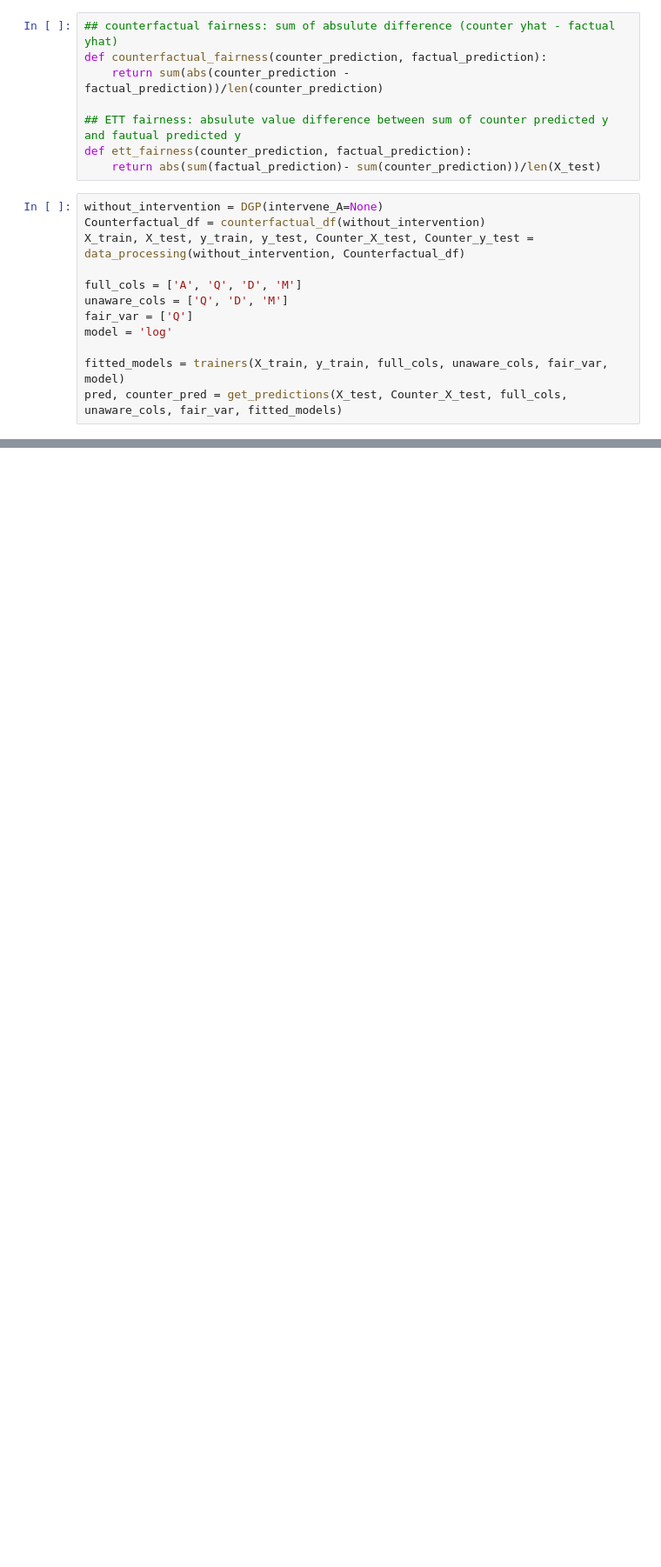
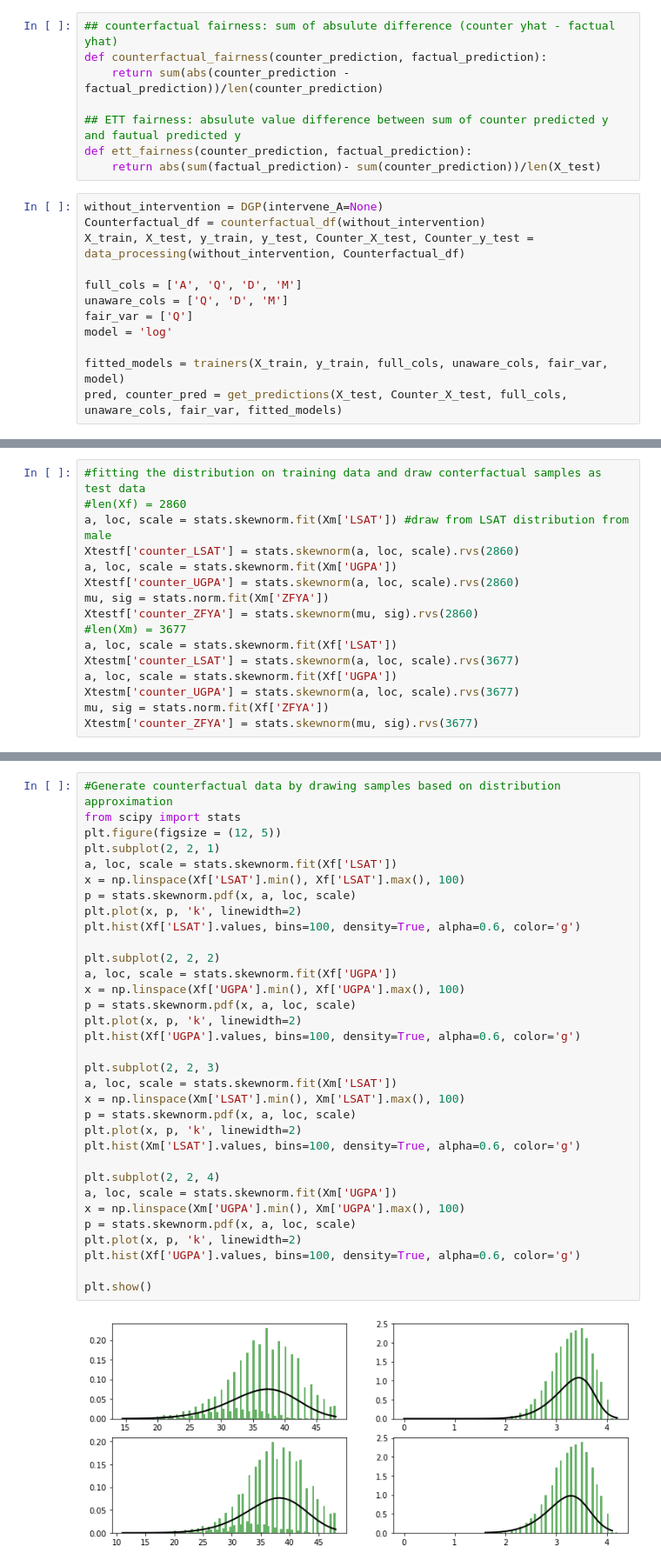
Before and after one commit to xg2353/dsi-capstone-f21, a Jupyter notebook: Metrics Sync.ipynb, the cells around one changed output, grey strips where cells are left out. Shown at 87% size. Drawn from its saved outputs; the diff is of its cells as text; blank space fills up the shorter version.

```diff
--- a/Metrics Sync.ipynb
+++ b/Metrics Sync.ipynb
@@ -207,0 +614,16 @@ pd.DataFrame({
+# %%
+#fitting the distribution on training data and draw conterfactual samples as test data
+#len(Xf) = 2860
+a, loc, scale = stats.skewnorm.fit(Xm['LSAT']) #draw from LSAT distribution from male
+Xtestf['counter_LSAT'] = stats.skewnorm(a, loc, scale).rvs(2860)
+a, loc, scale = stats.skewnorm.fit(Xm['UGPA'])
+Xtestf['counter_UGPA'] = stats.skewnorm(a, loc, scale).rvs(2860)
+mu, sig = stats.norm.fit(Xm['ZFYA'])
+Xtestf['counter_ZFYA'] = stats.skewnorm(mu, sig).rvs(2860)
+#len(Xm) = 3677
+a, loc, scale = stats.skewnorm.fit(Xf['LSAT'])
+Xtestm['counter_LSAT'] = stats.skewnorm(a, loc, scale).rvs(3677)
+a, loc, scale = stats.skewnorm.fit(Xf['UGPA'])
+Xtestm['counter_UGPA'] = stats.skewnorm(a, loc, scale).rvs(3677)
+mu, sig = stats.norm.fit(Xf['ZFYA'])
+Xtestm['counter_ZFYA'] = stats.skewnorm(mu, sig).rvs(3677)
@@ -207,0 +648,35 @@ pd.DataFrame({
+# %%
+#Generate counterfactual data by drawing samples based on distribution approximation
+from scipy import stats
+plt.figure(figsize = (12, 5))
+plt.subplot(2, 2, 1)
+a, loc, scale = stats.skewnorm.fit(Xf['LSAT'])
+x = np.linspace(Xf['LSAT'].min(), Xf['LSAT'].max(), 100)
+p = stats.skewnorm.pdf(x, a, loc, scale)
+plt.plot(x, p, 'k', linewidth=2)
+plt.hist(Xf['LSAT'].values, bins=100, density=True, alpha=0.6, color='g')
+
+plt.subplot(2, 2, 2)
+a, loc, scale = stats.skewnorm.fit(Xf['UGPA'])
+x = np.linspace(Xf['UGPA'].min(), Xf['UGPA'].max(), 100)
+p = stats.skewnorm.pdf(x, a, loc, scale)
+plt.plot(x, p, 'k', linewidth=2)
+plt.hist(Xf['UGPA'].values, bins=100, density=True, alpha=0.6, color='g')
+
+plt.subplot(2, 2, 3)
+a, loc, scale = stats.skewnorm.fit(Xm['LSAT'])
+x = np.linspace(Xm['LSAT'].min(), Xm['LSAT'].max(), 100)
+p = stats.skewnorm.pdf(x, a, loc, scale)
+plt.plot(x, p, 'k', linewidth=2)
+plt.hist(Xm['LSAT'].values, bins=100, density=True, alpha=0.6, color='g')
+
+plt.subplot(2, 2, 4)
+a, loc, scale = stats.skewnorm.fit(Xm['UGPA'])
+x = np.linspace(Xm['UGPA'].min(), Xm['UGPA'].max(), 100)
+p = stats.skewnorm.pdf(x, a, loc, scale)
+plt.plot(x, p, 'k', linewidth=2)
+plt.hist(Xf['UGPA'].values, bins=100, density=True, alpha=0.6, color='g')
+
+plt.show()
+# %% [output]
+[figure, added]
```
Also changed, not shown: parts of 21 cells of this notebook.
